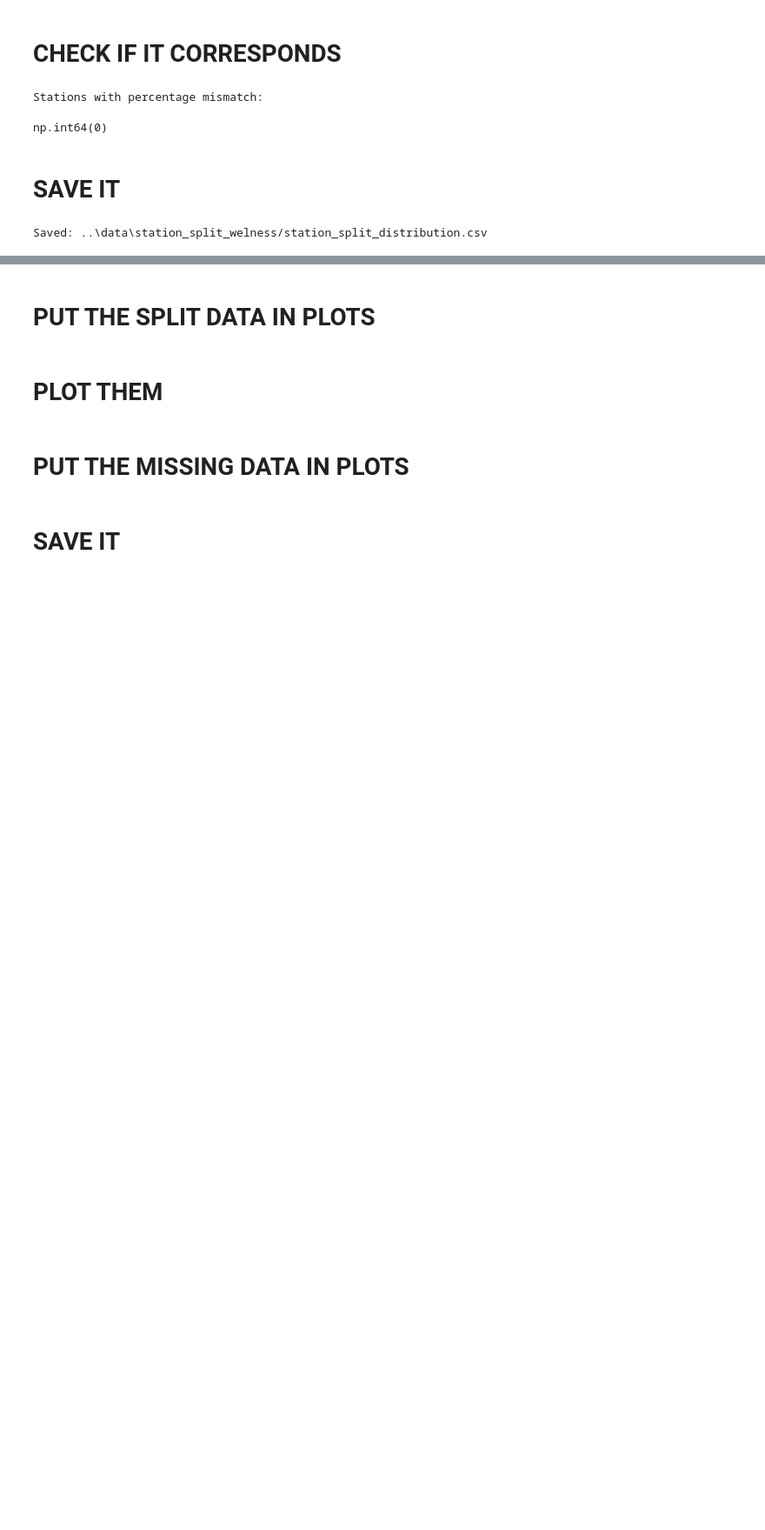
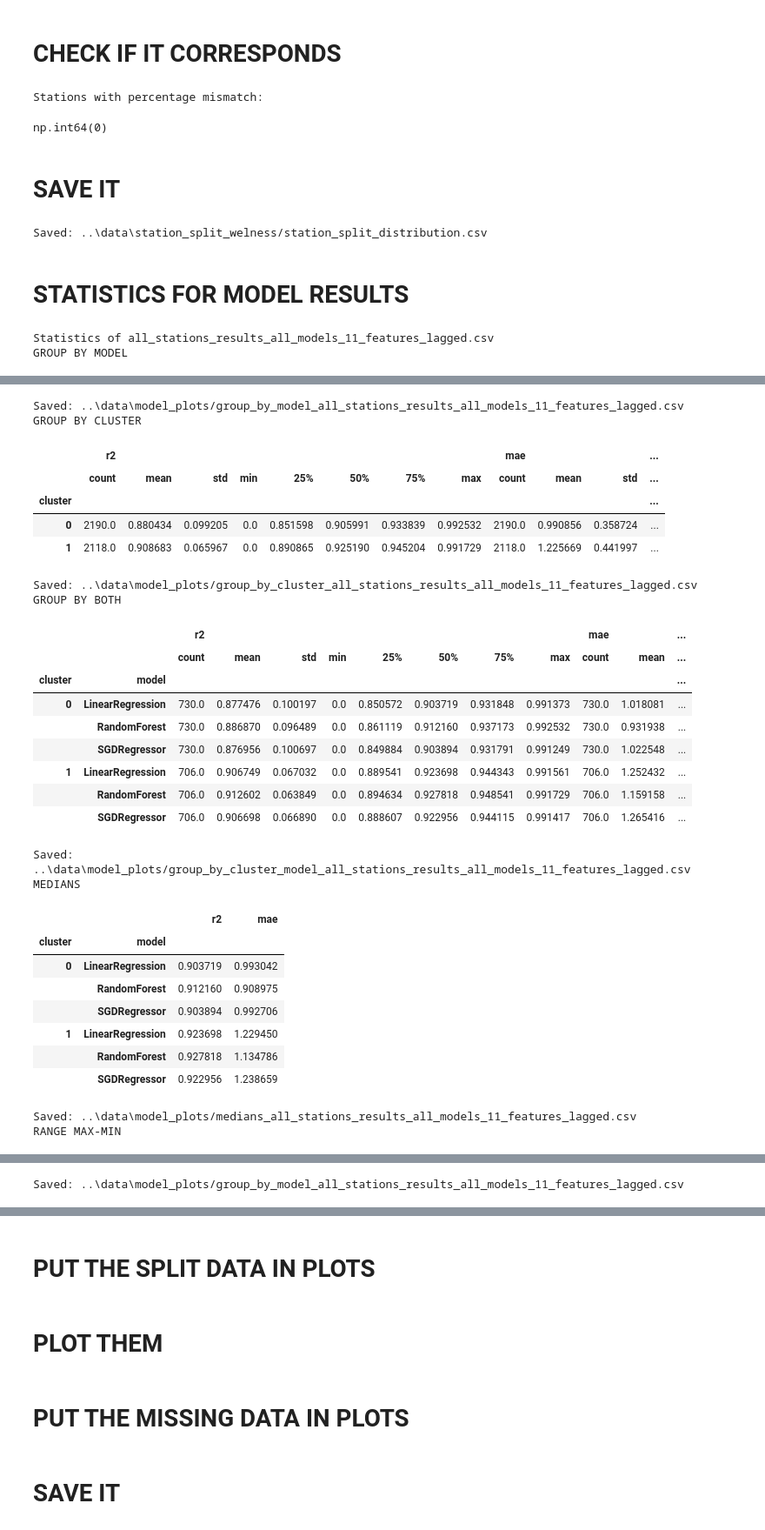
Before and after one commit to EmirhanFaruk/Projet-DALAS, a Jupyter notebook: visualise_data/visualise_data.ipynb, the cells around one changed output, grey strips where cells are left out. Shown at 87% size. Cells and saved outputs as stored; diff of their text form; code cells hidden in the pictures; blank space fills up the shorter version.

Commit message:
Added statistics of r^2 and mae

```diff
--- a/visualise_data/visualise_data.ipynb
+++ b/visualise_data/visualise_data.ipynb
@@ -17,6 +18,7 @@ PLOT_FOLDER = Path("../data/plots")
 MISSING_STATION_DATA_FOLDER = Path("../data/missing_station_data")
 STATISTICS_DATA_FOLDER = Path("../data/statistics")
 STATION_SPLIT_WELNESS_FOLDER = Path("../data/station_split_welness")
+MODEL_RESULTS_FOLDER = Path("../data/model_plots")
 
 folders = [DATASET_INPUT_FOLDER, PLOT_FOLDER, MISSING_STATION_DATA_FOLDER, STATISTICS_DATA_FOLDER, STATION_SPLIT_WELNESS_FOLDER]
 for folder in folders:
@@ -402,3 +404,51 @@ split_counts.to_csv(f"{STATION_SPLIT_WELNESS_FOLDER}/station_split_distribution.
 print(f"Saved: {STATION_SPLIT_WELNESS_FOLDER}/station_split_distribution.csv")
 # %% [output]
 Saved: ..\data\station_split_welness/station_split_distribution.csv
+# %% [markdown]
+# STATISTICS FOR MODEL RESULTS
+# %%
+# We load here to not disturb the ram much, even though there are not much data here
+model_result_csv_files = [f for f in os.listdir(MODEL_RESULTS_FOLDER) if f.endswith(".csv")]
+model_result_df_list = [(f, pd.read_csv(os.path.join(MODEL_RESULTS_FOLDER, f))) for f in model_result_csv_files]
+# %%
+for file, model_result_df in model_result_df_list:
+    print(f"Statistics of {file}")
+
+    print("GROUP BY MODEL")
+    model_stats = model_result_df.groupby("model")[["r2", "mae"]].describe()
+    name = f"{MODEL_RESULTS_FOLDER}/group_by_model_{file}"
+    model_stats.to_csv(name)
+    display(model_stats)
+    print(f"Saved: {name}")
+
+    print("GROUP BY CLUSTER")
+    cluster_stats = model_result_df.groupby("cluster")[["r2", "mae"]].describe()
+    name = f"{MODEL_RESULTS_FOLDER}/group_by_cluster_{file}"
+    model_stats.to_csv(name)
+    display(cluster_stats)
+    print(f"Saved: {name}")
+
+
+    print("GROUP BY BOTH")
+    cluster_model_stats = model_result_df.groupby(["cluster", "model"])[["r2", "mae"]].describe()
+    name = f"{MODEL_RESULTS_FOLDER}/group_by_cluster_model_{file}"
+    model_stats.to_csv(name)
+    display(cluster_model_stats)
+    print(f"Saved: {name}")
+
+    print("MEDIANS")
+    medians = model_result_df.groupby(["cluster", "model"])[["r2", "mae"]].median()
+    name = f"{MODEL_RESULTS_FOLDER}/medians_{file}"
+    model_stats.to_csv(name)
+    display(medians)
+    print(f"Saved: {name}")
+
+    print("RANGE MAX-MIN")
+    ranges = model_result_df.groupby(["cluster", "model"])[["r2", "mae"]].agg(lambda x: x.max() - x.min())
+    name = f"{MODEL_RESULTS_FOLDER}/group_by_model_{file}"
+    model_stats.to_csv(name)
+    display(ranges)
+    print(f"Saved: {name}")
+# %% [output]
+Statistics of all_stations_results_all_models_11_features_lagged.csv
+GROUP BY MODEL
@@ -404,0 +461,30 @@ Saved: ..\data\station_split_welness/station_split_distribution.csv
+Saved: ..\data\model_plots/group_by_model_all_stations_results_all_models_11_features_lagged.csv
+GROUP BY CLUSTER
+|  | r2 |  |  |  |  |  |  |  | mae |  |  | ... |
+|  | count | mean | std | min | 25% | 50% | 75% | max | count | mean | std | ... |
+| cluster |  |  |  |  |  |  |  |  |  |  |  | ... |
+| 0 | 2190.0 | 0.880434 | 0.099205 | 0.0 | 0.851598 | 0.905991 | 0.933839 | 0.992532 | 2190.0 | 0.990856 | 0.358724 | ... |
+| 1 | 2118.0 | 0.908683 | 0.065967 | 0.0 | 0.890865 | 0.925190 | 0.945204 | 0.991729 | 2118.0 | 1.225669 | 0.441997 | ... |
+Saved: ..\data\model_plots/group_by_cluster_all_stations_results_all_models_11_features_lagged.csv
+GROUP BY BOTH
+|  |  | r2 |  |  |  |  |  |  |  | mae |  | ... |
+|  |  | count | mean | std | min | 25% | 50% | 75% | max | count | mean | ... |
+| cluster | model |  |  |  |  |  |  |  |  |  |  | ... |
+| 0 | LinearRegression | 730.0 | 0.877476 | 0.100197 | 0.0 | 0.850572 | 0.903719 | 0.931848 | 0.991373 | 730.0 | 1.018081 | ... |
+|  | RandomForest | 730.0 | 0.886870 | 0.096489 | 0.0 | 0.861119 | 0.912160 | 0.937173 | 0.992532 | 730.0 | 0.931938 | ... |
+|  | SGDRegressor | 730.0 | 0.876956 | 0.100697 | 0.0 | 0.849884 | 0.903894 | 0.931791 | 0.991249 | 730.0 | 1.022548 | ... |
+| 1 | LinearRegression | 706.0 | 0.906749 | 0.067032 | 0.0 | 0.889541 | 0.923698 | 0.944343 | 0.991561 | 706.0 | 1.252432 | ... |
+|  | RandomForest | 706.0 | 0.912602 | 0.063849 | 0.0 | 0.894634 | 0.927818 | 0.948541 | 0.991729 | 706.0 | 1.159158 | ... |
+|  | SGDRegressor | 706.0 | 0.906698 | 0.066890 | 0.0 | 0.888607 | 0.922956 | 0.944115 | 0.991417 | 706.0 | 1.265416 | ... |
+Saved: ..\data\model_plots/group_by_cluster_model_all_stations_results_all_models_11_features_lagged.csv
+MEDIANS
+|  |  | r2 | mae |
+| cluster | model |  |  |
+| 0 | LinearRegression | 0.903719 | 0.993042 |
+|  | RandomForest | 0.912160 | 0.908975 |
+|  | SGDRegressor | 0.903894 | 0.992706 |
+| 1 | LinearRegression | 0.923698 | 1.229450 |
+|  | RandomForest | 0.927818 | 1.134786 |
+|  | SGDRegressor | 0.922956 | 1.238659 |
+Saved: ..\data\model_plots/medians_all_stations_results_all_models_11_features_lagged.csv
+RANGE MAX-MIN
@@ -404,0 +499 @@ Saved: ..\data\station_split_welness/station_split_distribution.csv
+Saved: ..\data\model_plots/group_by_model_all_stations_results_all_models_11_features_lagged.csv
```
Also changed, not shown: parts of 5 cells of this notebook.
